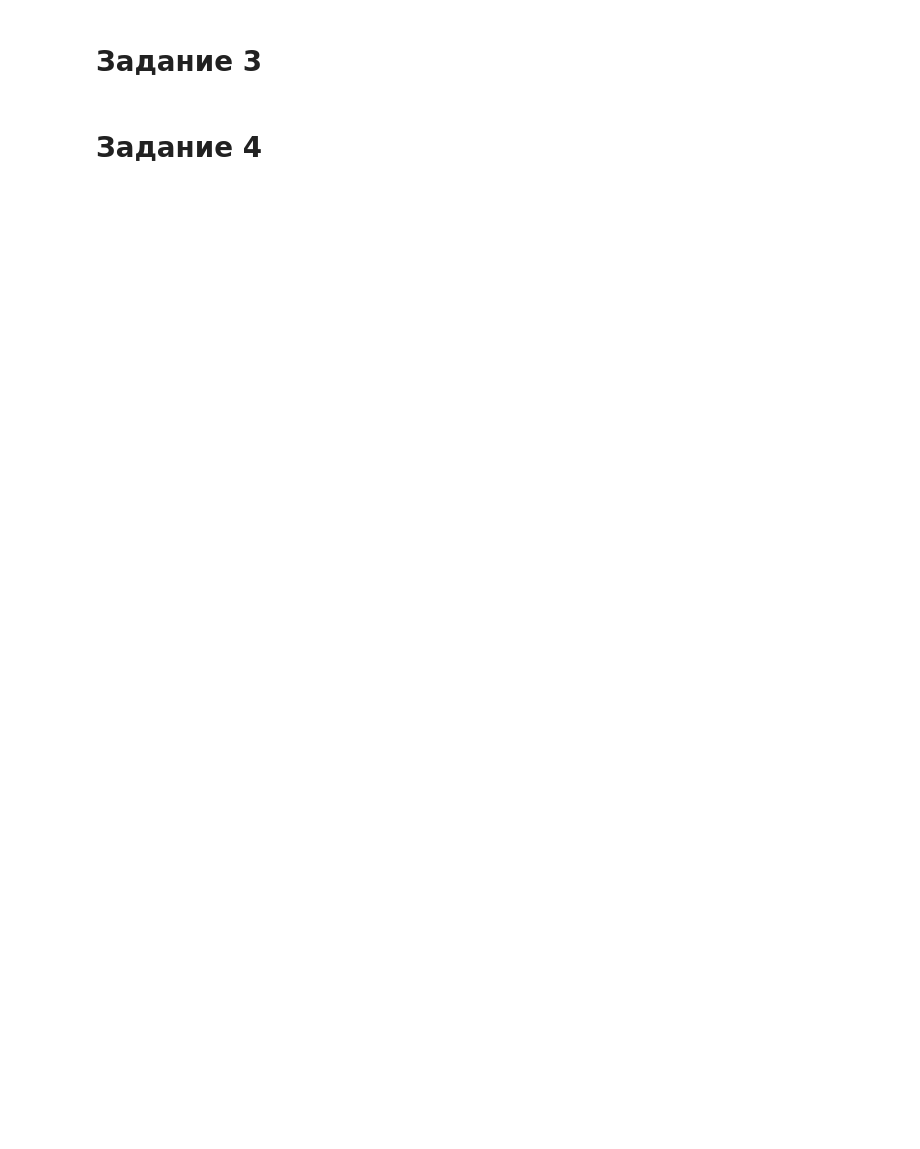
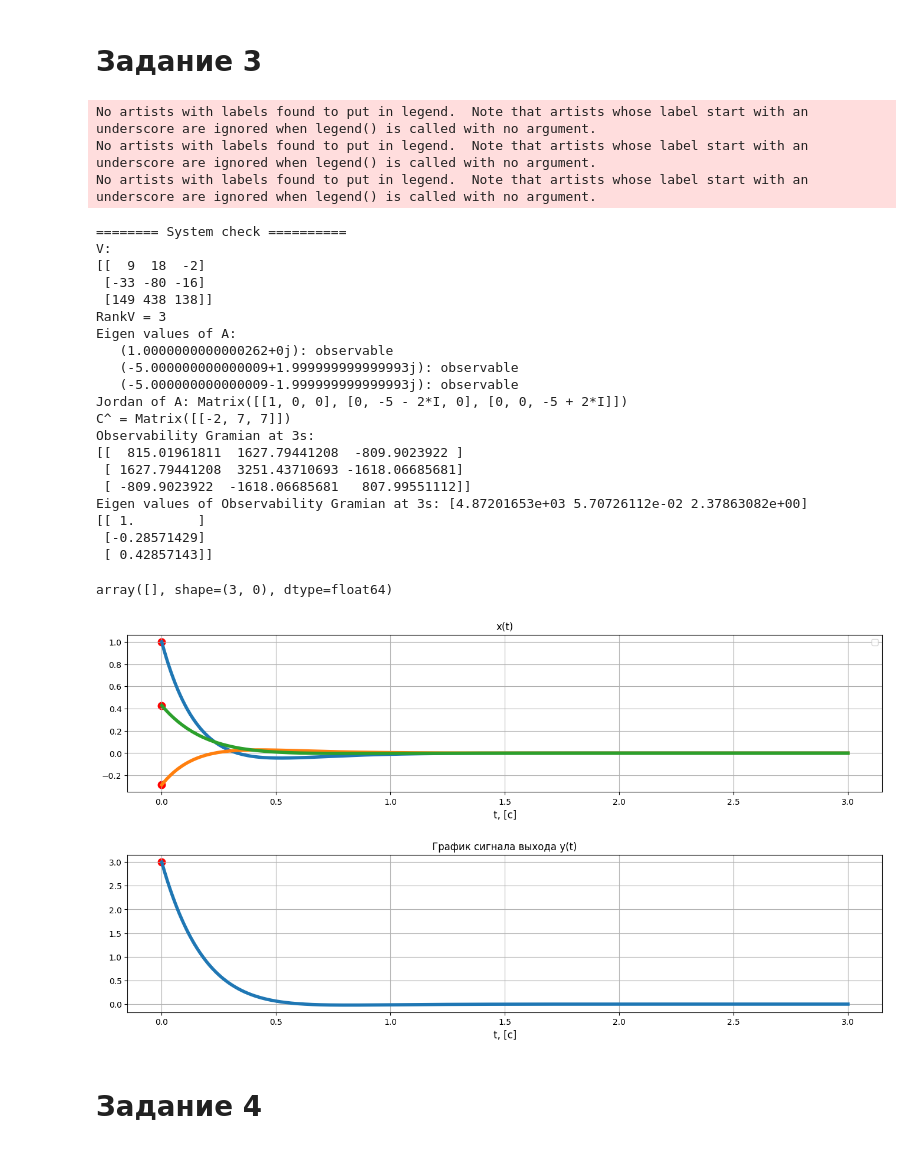
Before and after one commit to EgorProkopov/TAU2, a Jupyter notebook: notebooks/tau_7.ipynb, the cells around one changed output. Drawn from its saved outputs; the diff is of its cells as text; code cells hidden in the pictures; blank space fills up the shorter version.

```diff
--- a/notebooks/tau_7.ipynb
+++ b/notebooks/tau_7.ipynb
@@ -73,2 +149,14 @@ plot_task1(task1_A, task1_B, task1_x1, task1_end_time, 'task1')
 # %% [markdown]
 # Задание 3
+# %%
+task3_A = np.array([
+    [-21, -38, 6],
+    [8, 13, -4],
+    [-6, -14, -1]
+])
+
+task3_C = np.array([9, 18, -2]).reshape((1, 3))
+
+task3_y = lambda x: 3 * np.exp(-5 * x) * np.cos(2 * x) - np.exp(-5 * x) * np.sin(2 * x)
+
+task3_end_time = 3
@@ -75,2 +203,60 @@ plot_task1(task1_A, task1_B, task1_x1, task1_end_time, 'task1')
+# %%
+def plot_task3(A, C, y_lambda, end_time):
+    times = get_t(3)
+    x0 = get_initial_state_for_observable(A, C, y_lambda, end_time)
+    print(x0)
+    ss = control.ss(A, A * 0, C, C * 0)
+    res = control.forced_response(ss, X0=x0, U=0, T=times)
+    output = res.states
+
+    fig, axs = plt.subplots(2, figsize=(16, 8))
+    plt.subplots_adjust(left=0.1, bottom=0.1, right=0.9, top=0.9, wspace=0.4,hspace=0.4)
+    for i in range(3):
+        axs[0].plot(times, output[i], linewidth=4)
+        axs[0].set_title(f'x(t)', fontsize=12)
+        axs[0].set_xlabel(f"t, [c]", fontsize=12)
+        axs[0].grid(True)
+        axs[0].legend()
+
+    axs[0].scatter([0, 0, 0], x0, color='r', linewidth=4, label='initial')
+
+    axs[1].plot(times, res.outputs.reshape(-1), linewidth=4)
+    axs[1].scatter(0, C @ x0, color='r', linewidth=4, label='initial')
+    axs[1].set_title(f'График сигнала выхода y(t)', fontsize=12)
+    axs[1].set_xlabel(f"t, [c]", fontsize=12)
+    axs[1].grid(True)
+    return x0
+# %%
+check_observability(task3_A, task3_C, task3_end_time)
+plot_task3(task3_A, task3_C, task3_y, task3_end_time)
+V = get_observability_matrix(task3_A, task3_C)
+null_space_vec = scipy.linalg.null_space(V)
+null_space_vec
+# %% [output]
+No artists with labels found to put in legend.  Note that artists whose label start with an underscore are ignored when legend() is called with no argument.
+No artists with labels found to put in legend.  Note that artists whose label start with an underscore are ignored when legend() is called with no argument.
+No artists with labels found to put in legend.  Note that artists whose label start with an underscore are ignored when legend() is called with no argument.
+======== System check ==========
+V:
+[[  9  18  -2]
+ [-33 -80 -16]
+ [149 438 138]]
+RankV = 3
+Eigen values of A:
+   (1.0000000000000262+0j): observable
+   (-5.000000000000009+1.999999999999993j): observable
+   (-5.000000000000009-1.999999999999993j): observable
+Jordan of A: Matrix([[1, 0, 0], [0, -5 - 2*I, 0], [0, 0, -5 + 2*I]])
+C^ = Matrix([[-2, 7, 7]])
+Observability Gramian at 3s:
+[[  815.01961811  1627.79441208  -809.9023922 ]
+ [ 1627.79441208  3251.43710693 -1618.06685681]
+ [ -809.9023922  -1618.06685681   807.99551112]]
+Eigen values of Observability Gramian at 3s: [4.87201653e+03 5.70726112e-02 2.37863082e+00]
+[[ 1.        ]
+ [-0.28571429]
+ [ 0.42857143]]
+array([], shape=(3, 0), dtype=float64)
+[figure, added]
 # %% [markdown]
 # Задание 4
```
Also changed, not shown: parts of 18 cells of this notebook, 5 other files.
